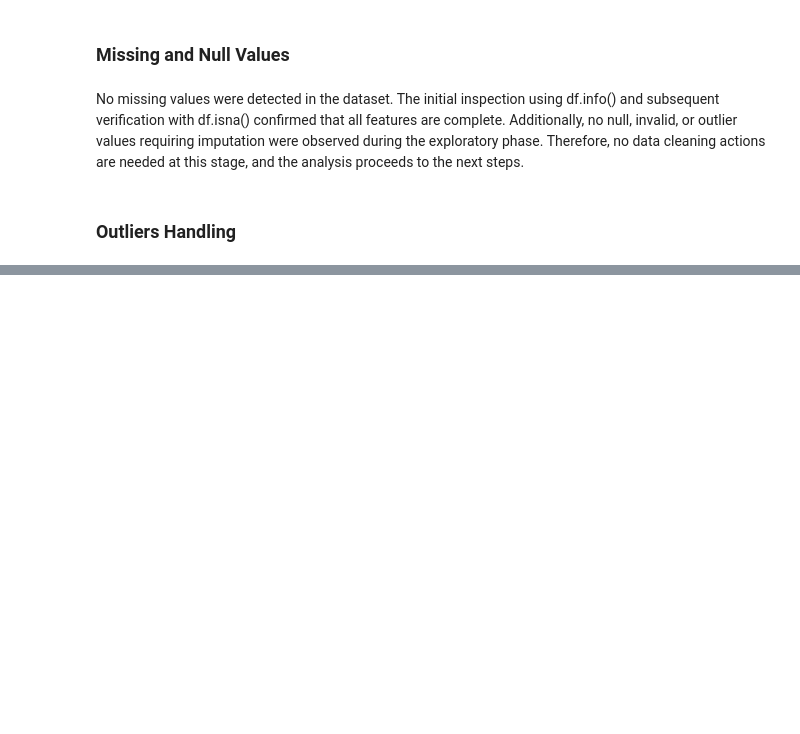
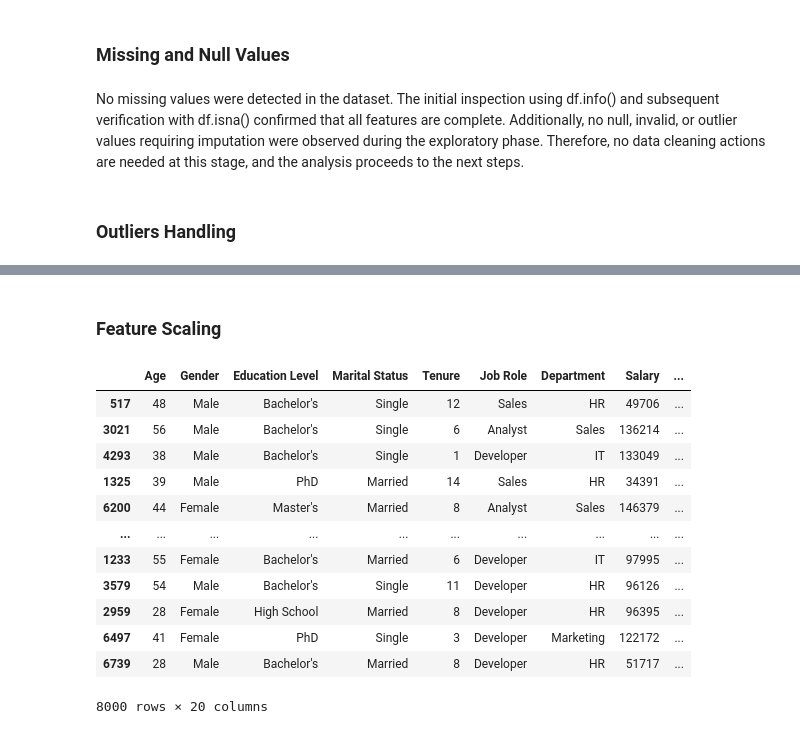
Before and after one commit to dalex2888/AML-3303, a Jupyter notebook: Employee Churn Case Study/Case_study.ipynb, the cells around one changed output, grey strips where cells are left out. Drawn from its saved outputs; the diff is of its cells as text; code cells hidden in the pictures; blank space fills up the shorter version.

```diff
--- a/Employee Churn Case Study/Case_study.ipynb
+++ b/Employee Churn Case Study/Case_study.ipynb
@@ -488,0 +491,18 @@ No missing values were detected in the dataset. The initial inspection using df.
+# %% [markdown]
+### Feature Scaling
+# %%
+X_train
+# %% [output]
+|  | Age | Gender | Education Level | Marital Status | Tenure | Job Role | Department | Salary | ... |
+| 517 | 48 | Male | Bachelor's | Single | 12 | Sales | HR | 49706 | ... |
+| 3021 | 56 | Male | Bachelor's | Single | 6 | Analyst | Sales | 136214 | ... |
+| 4293 | 38 | Male | Bachelor's | Single | 1 | Developer | IT | 133049 | ... |
+| 1325 | 39 | Male | PhD | Married | 14 | Sales | HR | 34391 | ... |
+| 6200 | 44 | Female | Master's | Married | 8 | Analyst | Sales | 146379 | ... |
+| ... | ... | ... | ... | ... | ... | ... | ... | ... | ... |
+| 1233 | 55 | Female | Bachelor's | Married | 6 | Developer | IT | 97995 | ... |
+| 3579 | 54 | Male | Bachelor's | Single | 11 | Developer | HR | 96126 | ... |
+| 2959 | 28 | Female | High School | Married | 8 | Developer | HR | 96395 | ... |
+| 6497 | 41 | Female | PhD | Single | 3 | Developer | Marketing | 122172 | ... |
+| 6739 | 28 | Male | Bachelor's | Married | 8 | Developer | HR | 51717 | ... |
+8000 rows × 20 columns
```
Also changed, not shown: parts of 4 cells of this notebook.
